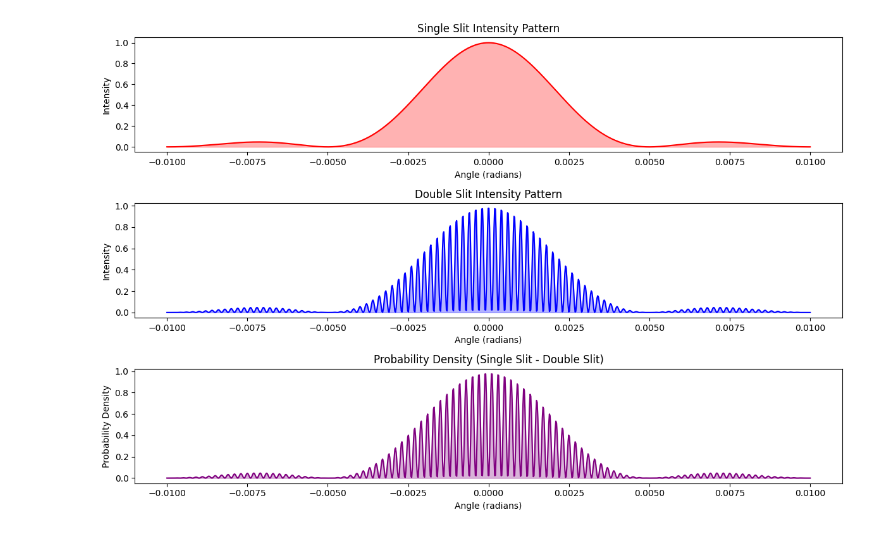
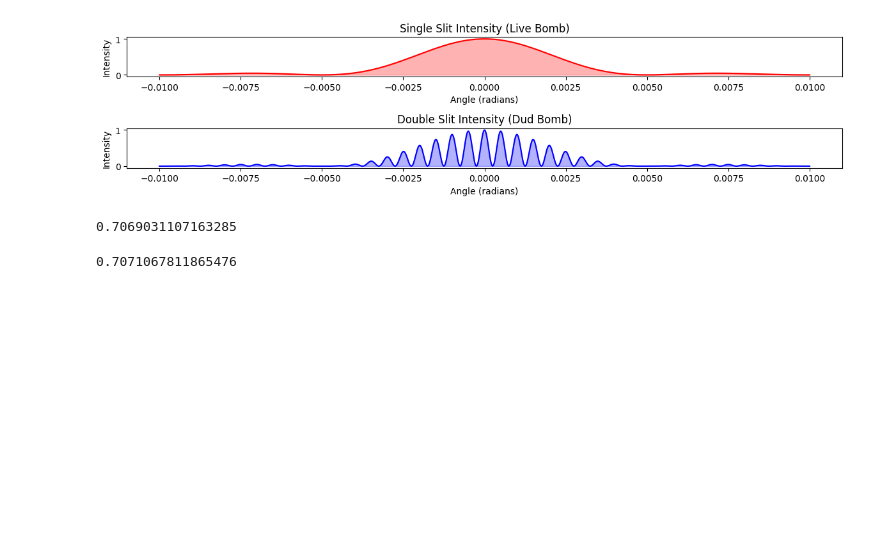
Before and after one commit to brn-dev/pytorch-repository, a Jupyter notebook: notebooks/tmp.ipynb, the cells around one changed output. Cells and saved outputs as stored; diff of their text form; code cells hidden in the pictures; blank space fills up the shorter version.

```diff
--- a/notebooks/tmp.ipynb
+++ b/notebooks/tmp.ipynb
@@ -1053,7 +1053,7 @@ import matplotlib.pyplot as plt
 # Parameters for the simulation
 wavelength = 100e-9  # Wavelength of light in meters (500 nm for red light)
 slit_width = 20e-6   # Width of each slit in meters
-slit_separation = 500e-6  # Separation between slits in meters
+slit_separation = 200e-6  # Separation between slits in meters
 screen_distance = 1.0  # Distance from slits to screen in meters
 
 # Define the angle range for the simulation
@@ -1061,44 +1061,52 @@ theta = np.linspace(-0.01, 0.01, 1000)  # Angle in radians
 
 # Calculate the single-slit diffraction pattern
 beta = (np.pi * slit_width * np.sin(theta)) / wavelength
 single_slit_intensity = (np.sin(beta) / beta)**2
 single_slit_intensity[np.isnan(single_slit_intensity)] = 1  # Handle zero-division
 
 # Calculate the double-slit interference pattern
 alpha = (np.pi * slit_separation * np.sin(theta)) / wavelength
 double_slit_intensity = (np.cos(alpha))**2 * single_slit_intensity
 
 # Subtract single slit intensity from double slit to get the probability density
-probability_density = single_slit_intensity - double_slit_intensity
+probability_density = single_slit_intensity / (single_slit_intensity + double_slit_intensity)
 
 # Plotting
-plt.figure(figsize=(12, 8))
+plt.figure(figsize=(12, 3))
 
 # Plot single-slit intensity pattern
-plt.subplot(3, 1, 1)
+plt.subplot(2, 1, 1)
 plt.plot(theta, single_slit_intensity, color='red')
 plt.fill_between(theta, single_slit_intensity, color='red', alpha=0.3)
-plt.title("Single Slit Intensity Pattern")
+plt.title("Single Slit Intensity (Live Bomb)")
 plt.xlabel("Angle (radians)")
 plt.ylabel("Intensity")
 
 # Plot double-slit intensity pattern
-plt.subplot(3, 1, 2)
+plt.subplot(2, 1, 2)
 plt.plot(theta, double_slit_intensity, color='blue')
 plt.fill_between(theta, double_slit_intensity, color='blue', alpha=0.3)
-plt.title("Double Slit Intensity Pattern")
+plt.title("Double Slit Intensity (Dud Bomb)")
 plt.xlabel("Angle (radians)")
 plt.ylabel("Intensity")
 
-# Plot probability density (difference between double and single slit)
-plt.subplot(3, 1, 3)
-plt.plot(theta, probability_density, color='purple')
-plt.fill_between(theta, probability_density, where=(probability_density > 0), color='purple', alpha=0.3)
-plt.title("Probability Density (Single Slit - Double Slit)")
-plt.xlabel("Angle (radians)")
-plt.ylabel("Probability Density")
+# # Plot probability density (difference between double and single slit)
+# plt.subplot(1, 1, 1)
+# plt.plot(theta, probability_density, color='purple')
+# plt.fill_between(theta, probability_density, where=(probability_density > 0), color='purple', alpha=0.3)
+# plt.title("p(x | live) / (p(x | live) + p(x | dud))")
+# plt.xlabel("Angle (radians)")
+# plt.ylabel("Probability Density")
 
 plt.tight_layout()
 plt.show()
 # %% [output]
-[figure, old version]
+[figure, new version]
+# %%
+np.mean(probability_density)
+# %% [output]
+0.7069031107163285
+# %%
+np.sqrt(2)/2
+# %% [output]
+0.7071067811865476
```
Also changed, not shown: 5 other files.
